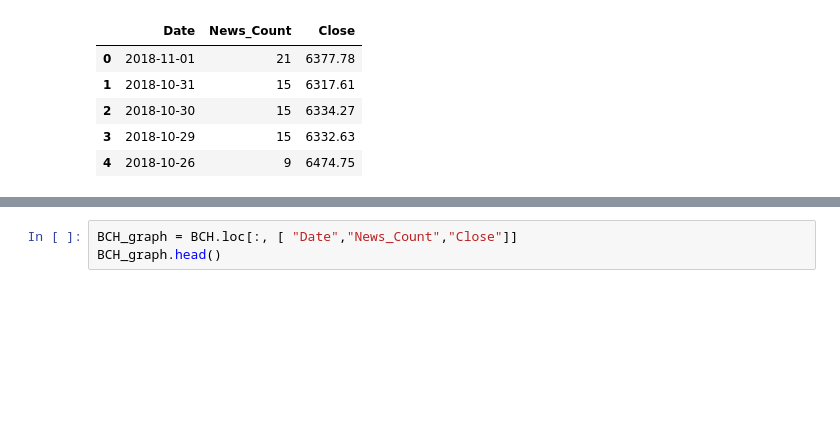
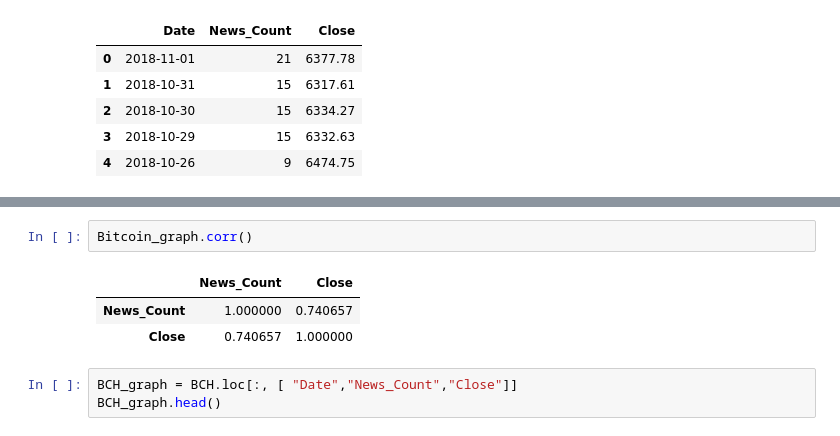
Before and after one commit to emilyrcoffield/CryptoDataScientist, a Jupyter notebook: Project_New.ipynb, the cells around one changed output, grey strips where cells are left out. Cells and saved outputs as stored; diff of their text form; blank space fills up the shorter version.

```diff
--- a/Project_New.ipynb
+++ b/Project_New.ipynb
@@ -162,6 +162,12 @@ plt.show()
 # %% [output]
 [interactive output not drawn]
 [interactive output not drawn]
+# %%
+Bitcoin_graph.corr()
+# %% [output]
+|  | News_Count | Close |
+| News_Count | 1.000000 | 0.740657 |
+| Close | 0.740657 | 1.000000 |
 # %%
 BCH_graph = BCH.loc[:, [ "Date","News_Count","Close"]]
 BCH_graph.head()
```
Also changed, not shown: parts of 4 cells of this notebook, 5 other files.
